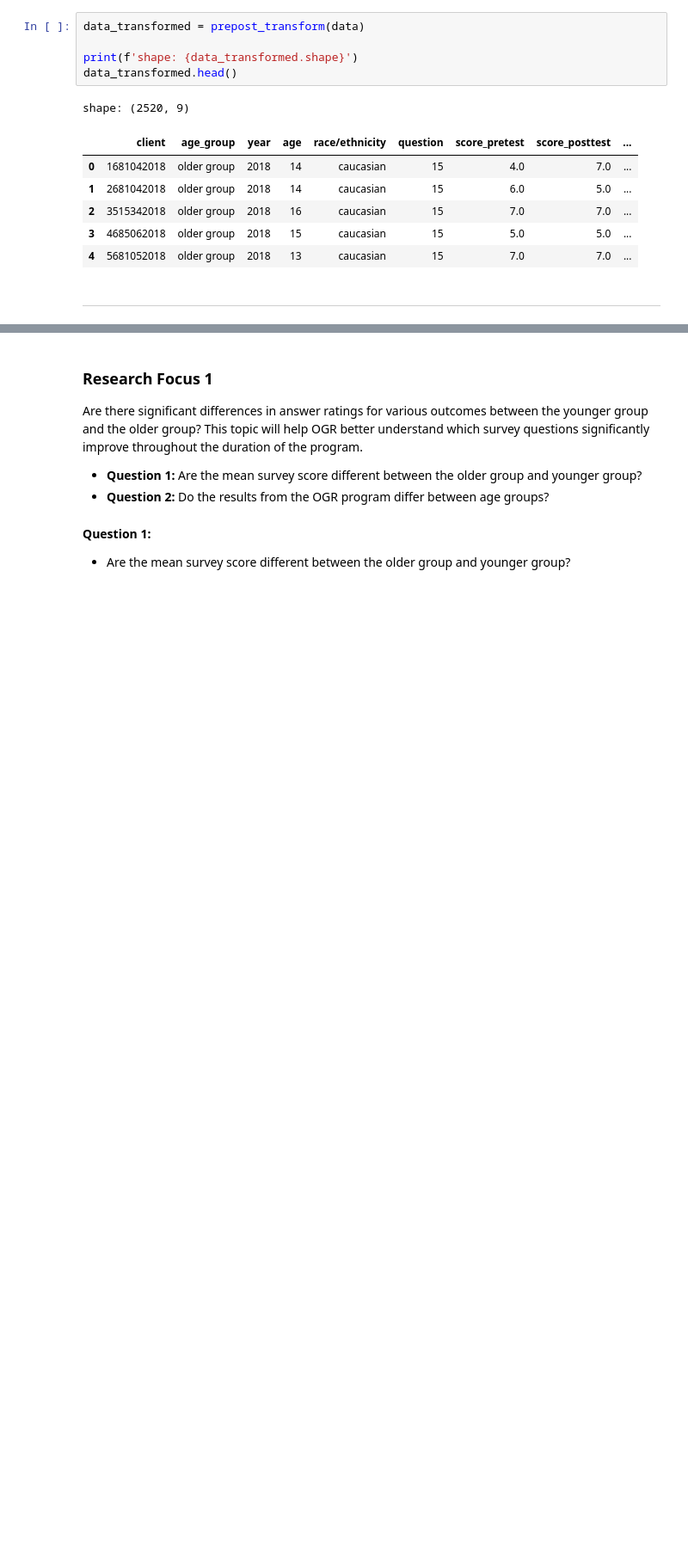
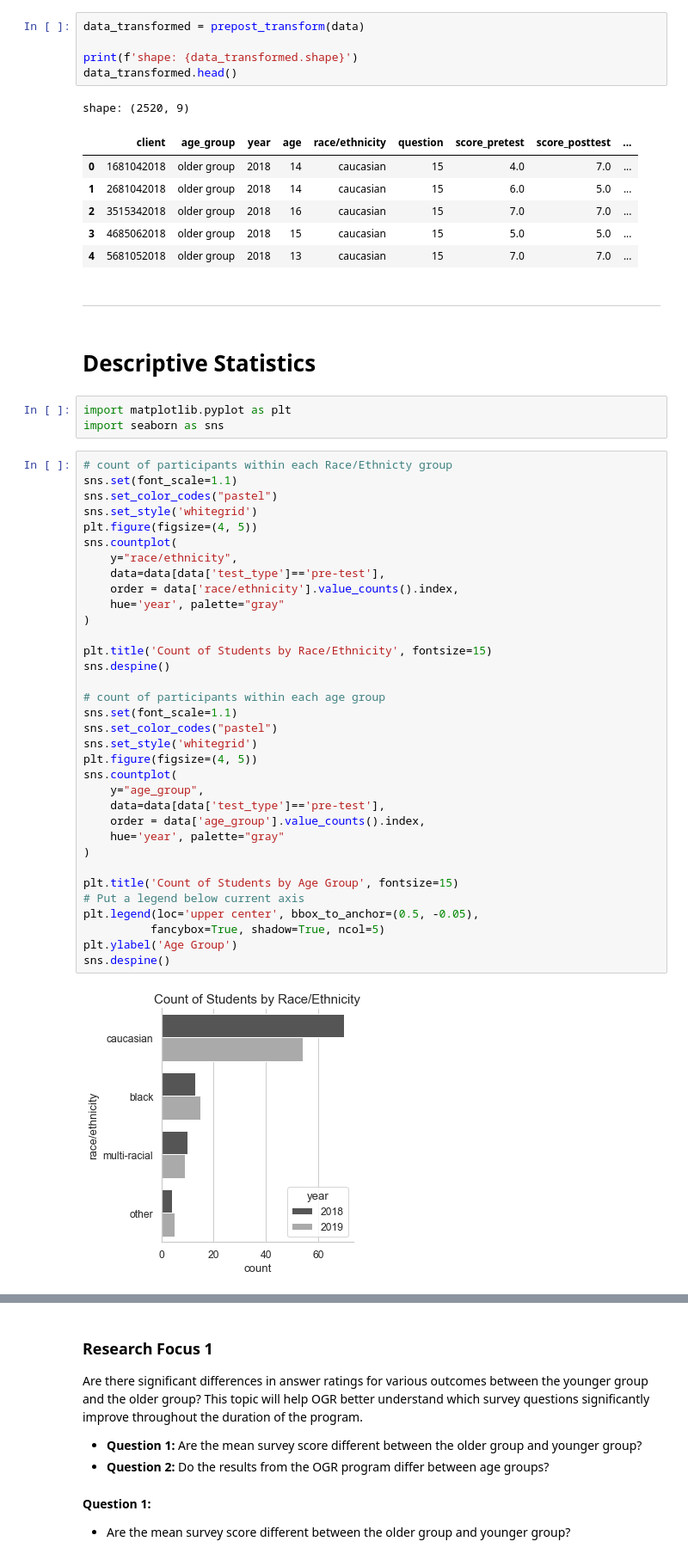
Before and after one commit to josh97ellis/omaha-girls-rock-analysis, a Jupyter notebook: notebooks/analysis.ipynb, the cells around one changed output, grey strips where cells are left out. Shown at 86% size. Drawn from its saved outputs; the diff is of its cells as text; blank space fills up the shorter version.

```diff
--- a/notebooks/analysis.ipynb
+++ b/notebooks/analysis.ipynb
@@ -50,3 +50,44 @@ shape: (2520, 9)
 | 4 | 5681052018 | older group | 2018 | 13 | caucasian | 15 | 7.0 | 7.0 | ... |
 # %% [markdown]
 ---
+# %% [markdown]
+# Descriptive Statistics
+# %%
+import matplotlib.pyplot as plt
+import seaborn as sns
+# %%
+# count of participants within each Race/Ethnicty group
+sns.set(font_scale=1.1)
+sns.set_color_codes("pastel")
+sns.set_style('whitegrid')
+plt.figure(figsize=(4, 5))
+sns.countplot(
+    y="race/ethnicity",
+    data=data[data['test_type']=='pre-test'],
+    order = data['race/ethnicity'].value_counts().index,
+    hue='year', palette="gray"
+)
+
+plt.title('Count of Students by Race/Ethnicity', fontsize=15)
+sns.despine()
+
+# count of participants within each age group
+sns.set(font_scale=1.1)
+sns.set_color_codes("pastel")
+sns.set_style('whitegrid')
+plt.figure(figsize=(4, 5))
+sns.countplot(
+    y="age_group",
+    data=data[data['test_type']=='pre-test'],
+    order = data['age_group'].value_counts().index,
+    hue='year', palette="gray"
+)
+
+plt.title('Count of Students by Age Group', fontsize=15)
+# Put a legend below current axis
+plt.legend(loc='upper center', bbox_to_anchor=(0.5, -0.05),
+          fancybox=True, shadow=True, ncol=5)
+plt.ylabel('Age Group')
+sns.despine()
+# %% [output]
+[figure, added]
```
Also changed, not shown: parts of 17 cells of this notebook, 13 other files.
